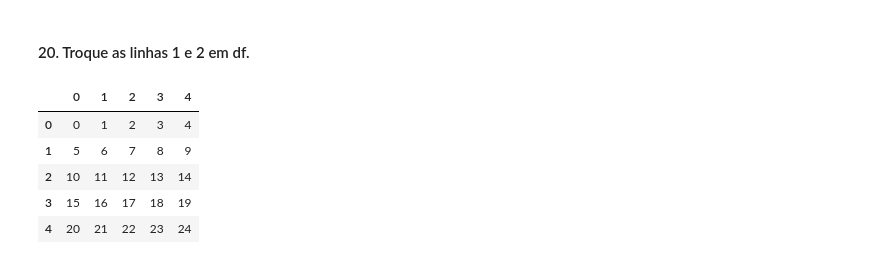
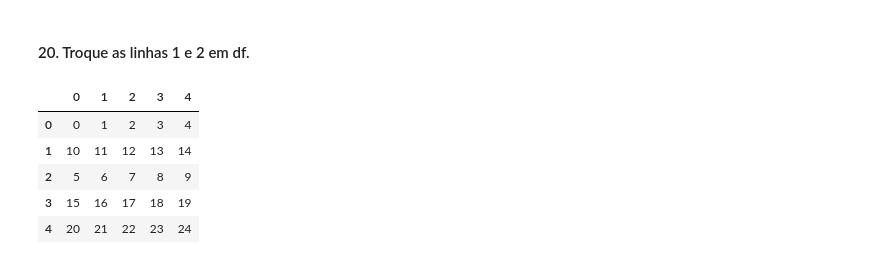
Before and after one commit to Hermirio/Estatistica, a Jupyter notebook: Exercicios/Exercicio_de_sala/Exercicio03.ipynb, the cells around one changed output. Drawn from its saved outputs; the diff is of its cells as text; code cells hidden in the pictures.

```diff
--- a/Exercicios/Exercicio_de_sala/Exercicio03.ipynb
+++ b/Exercicios/Exercicio_de_sala/Exercicio03.ipynb
@@ -436,12 +440,16 @@ df
 # %% [markdown]
 #### 20. Troque as linhas 1 e 2 em df.
 # %%
-df = pd.DataFrame(np.arange(25).reshape(5,-1))
+df = pd.DataFrame(np.arange(25).reshape(5, -1))
+line1 = df.iloc[1].copy()
+df.iloc[1] = df.iloc[2]
+df.iloc[2] = line1
+
 df
 # %% [output]
 |  | 0 | 1 | 2 | 3 | 4 |
 | 0 | 0 | 1 | 2 | 3 | 4 |
-| 1 | 5 | 6 | 7 | 8 | 9 |
-| 2 | 10 | 11 | 12 | 13 | 14 |
+| 1 | 10 | 11 | 12 | 13 | 14 |
+| 2 | 5 | 6 | 7 | 8 | 9 |
 | 3 | 15 | 16 | 17 | 18 | 19 |
 | 4 | 20 | 21 | 22 | 23 | 24 |
```
Also changed, not shown: parts of 12 cells of this notebook.
